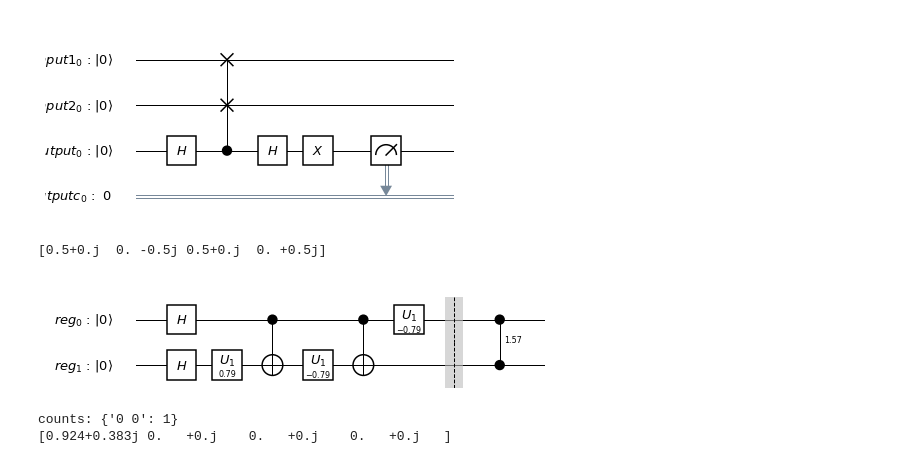
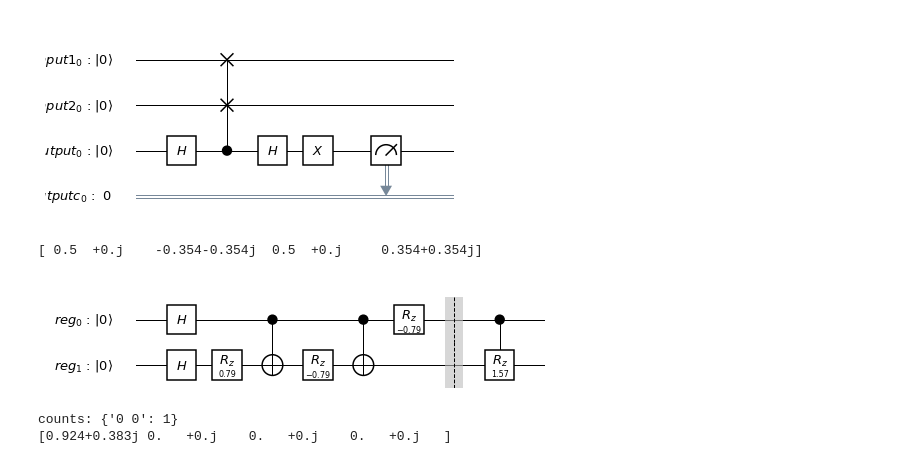
Before and after one commit to oreilly-qc/oreilly-qc.github.io, a Jupyter notebook: samples/Qiskit/Chapter3-samples.ipynb, the cells around one changed output. Cells and saved outputs as stored; diff of their text form; code cells hidden in the pictures.

```diff
--- a/samples/Qiskit/Chapter3-samples.ipynb
+++ b/samples/Qiskit/Chapter3-samples.ipynb
@@ -110,31 +110,31 @@ counts: {'1': 1}
 # %%
 # Example 3-5: Custom conditional-phase
 # Set up the program
 reg = QuantumRegister(2, name='reg')
 qc = QuantumCircuit(reg)
 
 theta = math.pi / 2
 qc.h(reg)
-qc.u1(theta/2, reg[1])
+qc.rz(theta/2, reg[1])
 qc.cx(reg[0], reg[1])
-qc.u1(-theta/2, reg[1])
+qc.rz(-theta/2, reg[1])
 qc.cx(reg[0], reg[1])
-qc.u1(-theta/2, reg[0])
+qc.rz(-theta/2, reg[0])
 
 qc.barrier()
 
-qc.cu1(theta, reg[0], reg[1])
+qc.crz(theta, reg[0], reg[1])
 
 backend = BasicAer.get_backend('statevector_simulator')
 job = execute(qc, backend)
 result = job.result()
 
 outputstate = result.get_statevector(qc, decimals=3)
 print(outputstate)
 qc.draw()        # draw the circuit
 # %% [output]
-[0.5+0.j  0. -0.5j 0.5+0.j  0. +0.5j]
+[ 0.5  +0.j    -0.354-0.354j  0.5  +0.j     0.354+0.354j]
-[figure, old version]
+[figure, new version]
 # %%
 # Example 3-6: Remote Randomness
 # Set up the program
```
Also changed, not shown: 1 other file.
